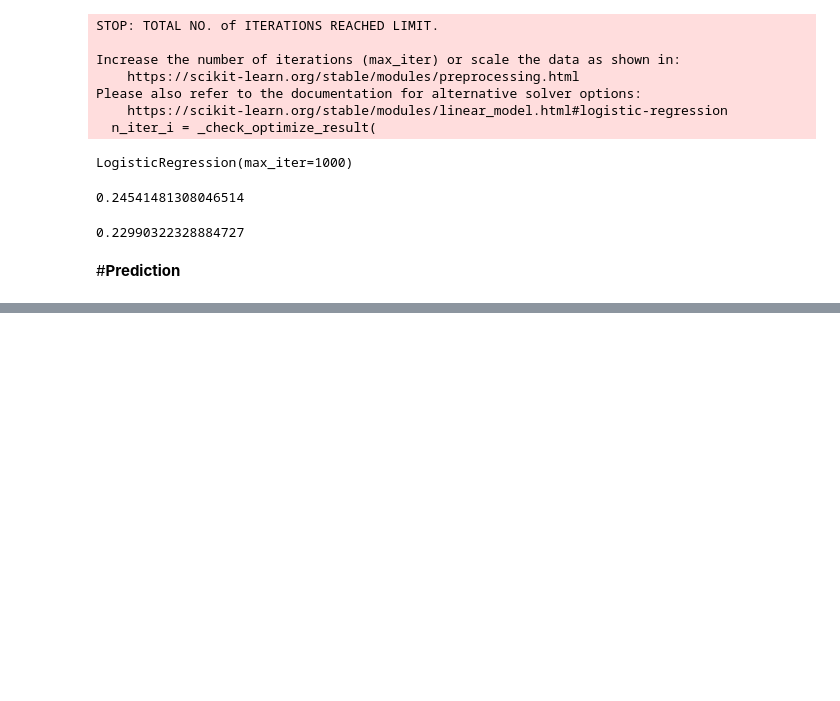
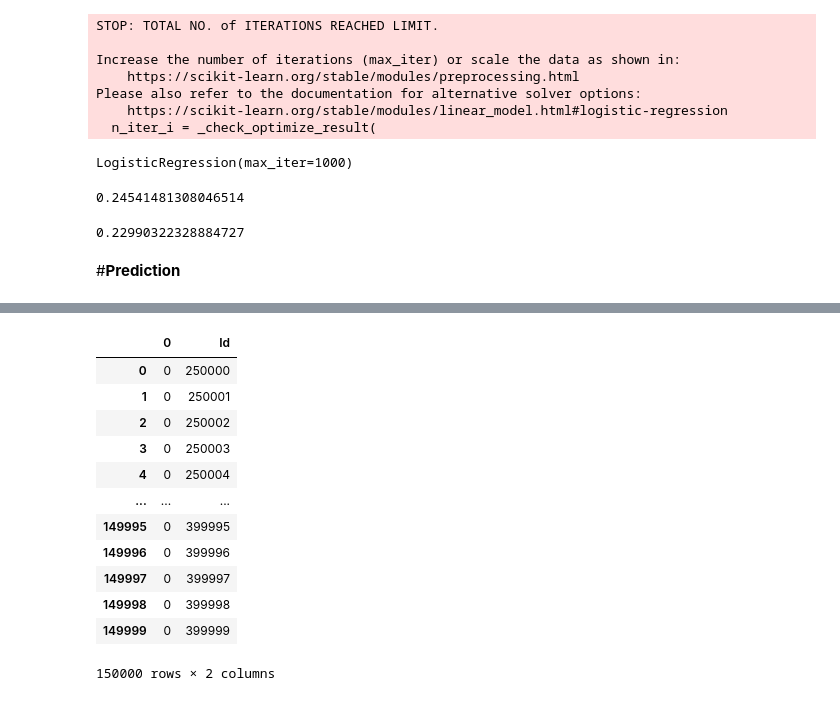
Before and after one commit to venkat2ram/AI_Playground, a Jupyter notebook: Tabular_Playground_Series_Aug_2021.ipynb, the cells around one changed output, grey strips where cells are left out. Drawn from its saved outputs; the diff is of its cells as text; code cells hidden in the pictures; blank space fills up the shorter version.

```diff
--- a/Tabular_Playground_Series_Aug_2021.ipynb
+++ b/Tabular_Playground_Series_Aug_2021.ipynb
@@ -168,3 +168,4 @@ test_final=pd.read_csv(r'C:\AI Practice\Tabular Playground Series - Aug 2021\tes
 test_pred=rand_model.predict(test_final[dependent_columns])
 # %%
 test_pred=pd.DataFrame(test_pred)
+test_pred.columns=['x']
@@ -192,0 +178,16 @@ test_final
+# %%
+test_pred
+# %% [output]
+|  | 0 | Id |
+| 0 | 0 | 250000 |
+| 1 | 0 | 250001 |
+| 2 | 0 | 250002 |
+| 3 | 0 | 250003 |
+| 4 | 0 | 250004 |
+| ... | ... | ... |
+| 149995 | 0 | 399995 |
+| 149996 | 0 | 399996 |
+| 149997 | 0 | 399997 |
+| 149998 | 0 | 399998 |
+| 149999 | 0 | 399999 |
+150000 rows × 2 columns
```
Also changed, not shown: parts of 3 cells of this notebook.
